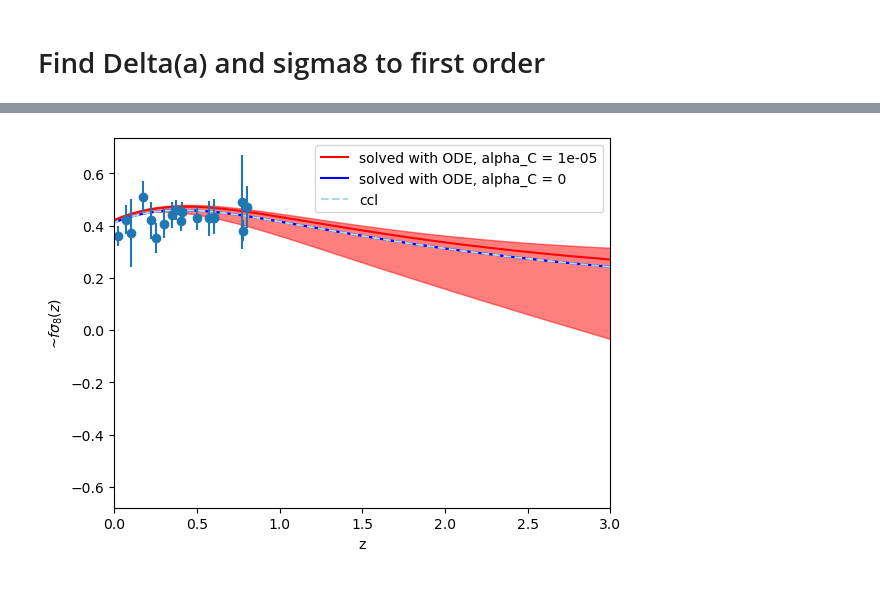
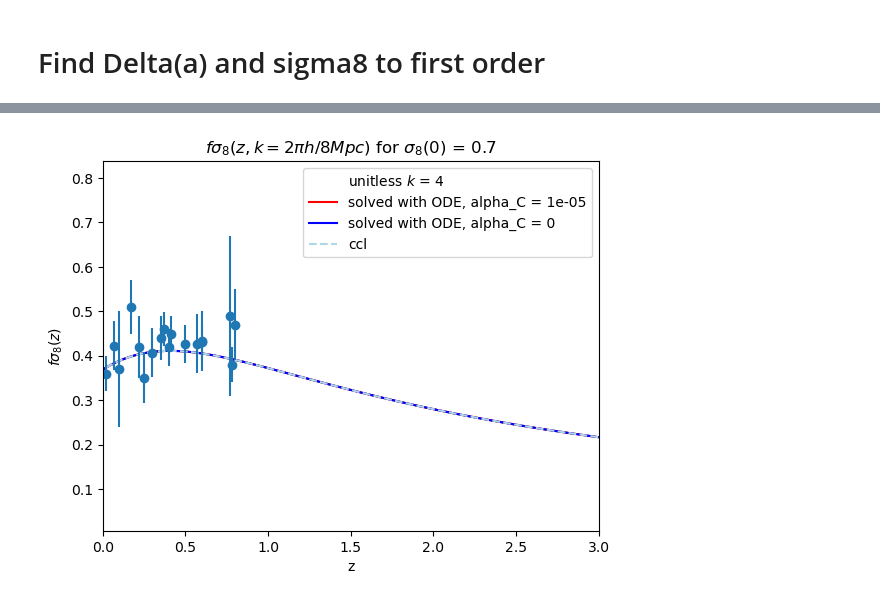
Before and after one commit to CarolaZano/4DEGB-tests, a Jupyter notebook: growth_rate/4DEGB_growthrate_zeroalpha.ipynb, the cells around one changed output, grey strips where cells are left out. Cells and saved outputs as stored; diff of their text form; code cells hidden in the pictures.

```diff
--- a/growth_rate/4DEGB_growthrate_zeroalpha.ipynb
+++ b/growth_rate/4DEGB_growthrate_zeroalpha.ipynb
@@ -106,8 +119,7 @@ z_BC =  6.3890560989306495
 
 #find solution - 4DEGB
 f = odeint(dfdx, BC, x, args=(cosmo,), mxstep=int(1e4))
-f = np.transpose(f)[0]
-
+f = np.transpose(f)
 #find solution - LCDM
 f_LCDM = odeint(dfdx, BC_LCDM, x, args=(cosmo_LCDM_array,), mxstep=int(1e4))
 f_LCDM = np.transpose(f_LCDM)[0]
@@ -115,10 +127,10 @@ f_LCDM = np.transpose(f_LCDM)[0]
 #find solution's theoretical error - 4DEGB
 # Order of magnitude estimate of maximum BC if we assume ~ second order correction
 f_max = odeint(dfdx, BC + BC_err, x, args=(cosmo,), mxstep=int(1e4))
-f_max = np.transpose(f_max)[0]
+f_max = np.transpose(f_max)
 
 f_min = odeint(dfdx, BC - BC_err, x, args=(cosmo,), mxstep=int(1e4))
-f_min = np.transpose(f_min)[0]
+f_min = np.transpose(f_min)
 
 #find solution's theoretical error - equivalent LCDM universe
 # Order of magnitude estimate of maximum BC if we assume ~ second order correction
@@ -227,15 +274,17 @@ Delta_LCDM_min = Soln.T[0]/Soln.T[0][-1]
 # %%
-plt.plot(z, Delta, label  = r"solved with ODE, alpha_C = {}".format(cosmo[-2]), color = "r")
-plt.fill_between(z, Delta_min, Delta_max, alpha=0.5, edgecolor='r', facecolor='r')
+# plot of sigma_8(z)
+sigma8 = 0.7
+plt.plot(z, sigma8*Delta[idx_sigma], label  = r"solved with ODE, alpha_C = {}".format(cosmo[-2]), color = "r")
+plt.fill_between(z, sigma8*Delta_min[idx_sigma], sigma8*Delta_max[idx_sigma], alpha=0.5, edgecolor='r', facecolor='r')
 
-plt.plot(z, Delta_LCDM, label  = r"solved with ODE, alpha_C = 0", color = "blue")
-plt.fill_between(z, Delta_LCDM_min, Delta_LCDM_max, alpha=0.5, edgecolor='blue', facecolor='blue')
+plt.plot(z, sigma8*Delta_LCDM, label  = r"solved with ODE, alpha_C = 0", color = "blue")
+plt.fill_between(z, sigma8*Delta_LCDM_min, sigma8*Delta_LCDM_max, alpha=0.5, edgecolor='blue', facecolor='blue')
 
-plt.plot(z, ccl.growth_factor(cosmoLCDM,a), label = "ccl", color = "lightblue", linestyle ="--")
+plt.plot(z, sigma8*ccl.growth_factor(cosmoLCDM,a), label = "ccl", color = "lightblue", linestyle ="--")
 plt.legend()
 
 plt.xlabel("z")
-plt.ylabel(r"$D_+(z)$")
-
+plt.ylabel(r"$\sigma_8(z)$")
+plt.title(r"$\sigma_8(z)$ for $\sigma_8(0)$ = {}".format(sigma8))
 plt.show()
 # %% [output]
@@ -243,22 +303,23 @@ plt.show()
 # %%
-#for now just by eye. Will need primordial power spec to find
-const = 0.41/0.525
+plt.plot(0,0.8,color = "white", label = r"unitless $k$ = {}".format(int(cosmo[-1][0])))
 
-plt.plot(z,(const)*f*Delta, label = r"solved with ODE, alpha_C = {}".format(cosmo[-2]), color = "r")
-plt.fill_between(z, (const)*f_min*Delta_min, (const)*f_max*Delta_max, alpha=0.5, edgecolor='r', facecolor='r')
+plt.plot(z,sigma8*f[0]*Delta[idx_sigma], label = r"solved with ODE, alpha_C = {}".format(cosmo[-2]), color = "r")
+plt.fill_between(z, sigma8*f_min[0]*Delta_min[idx_sigma], sigma8*f_max[0]*Delta_max[idx_sigma], alpha=0.5, edgecolor='r', facecolor='r')
 
-plt.plot(z,const*f_LCDM*Delta_LCDM, label = "solved with ODE, alpha_C = 0", color = "b")
-plt.fill_between(z, const*f_min_LCDM*Delta_LCDM_min, const*f_max_LCDM*Delta_LCDM_max, alpha=0.5, edgecolor='b', facecolor='b')
+plt.plot(z,sigma8*f_LCDM*Delta_LCDM, label = "solved with ODE, alpha_C = 0", color = "b")
+plt.fill_between(z, sigma8*f_min_LCDM*Delta_LCDM_min, sigma8*f_max_LCDM*Delta_LCDM_max, alpha=0.5, edgecolor='b', facecolor='b')
 
-plt.plot(z,const*ccl.growth_rate(cosmoLCDM,a)*ccl.growth_factor(cosmoLCDM,a), label = "ccl", color = "lightblue", linestyle ="--")
+plt.plot(z,sigma8*ccl.growth_rate(cosmoLCDM,a)*ccl.growth_factor(cosmoLCDM,a), label = "ccl", color = "lightblue", linestyle ="--")
 plt.legend()
 
 # plot our data
 plt.errorbar(z_data, fsigma8_data, yerr=err_data, fmt="o", label='data')
 
 plt.xlabel("z")
-plt.ylabel("~$f\sigma_8(z)$")
+plt.ylabel("$f\sigma_8(z)$")
+plt.title(r"$f\sigma_8(z, k = 2 \pi h/8 Mpc)$ for $\sigma_8(0)$ = {}".format(sigma8))
+
 plt.xlim(0,3)
 plt.show()
 # %% [output]
-[figure, old version]
+[figure, new version]
```
Also changed, not shown: parts of 10 cells of this notebook.
